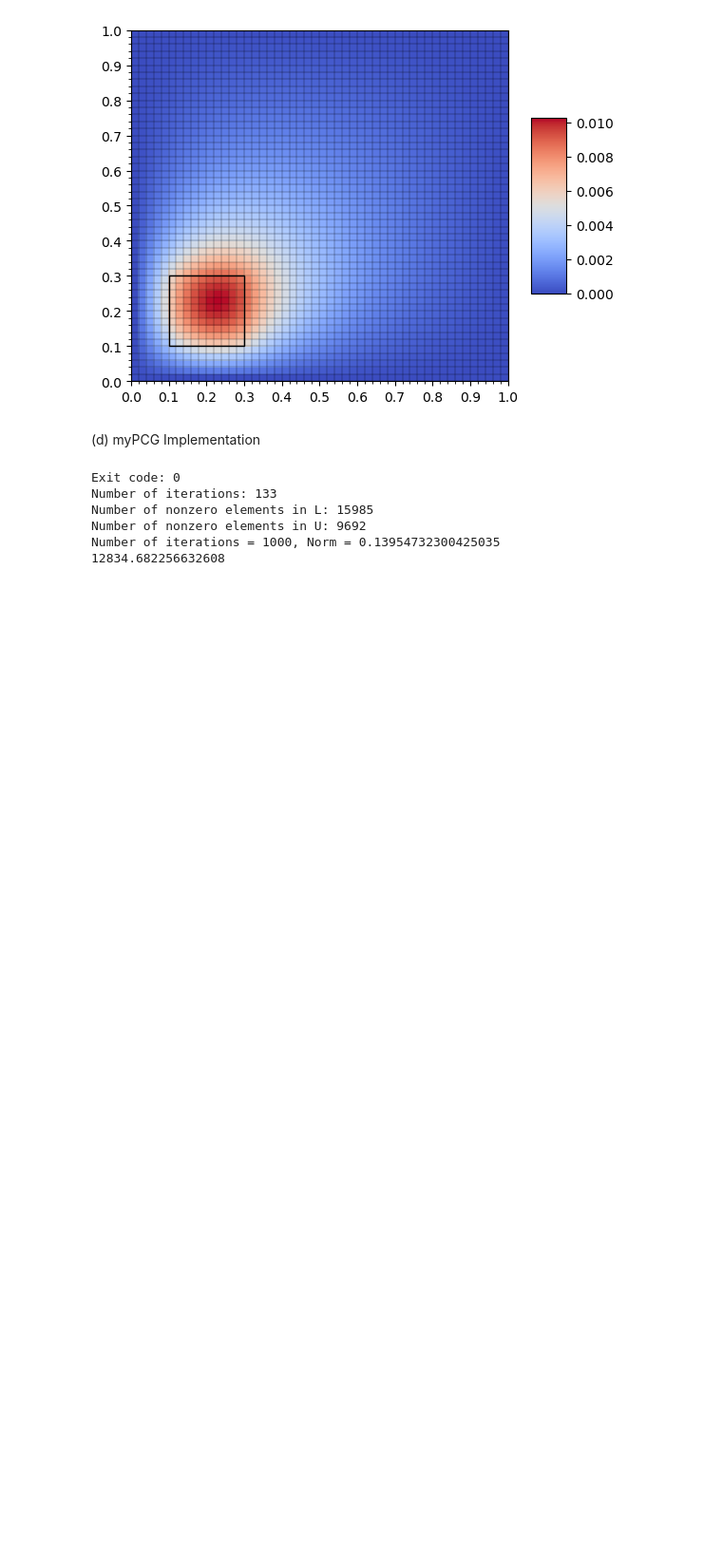
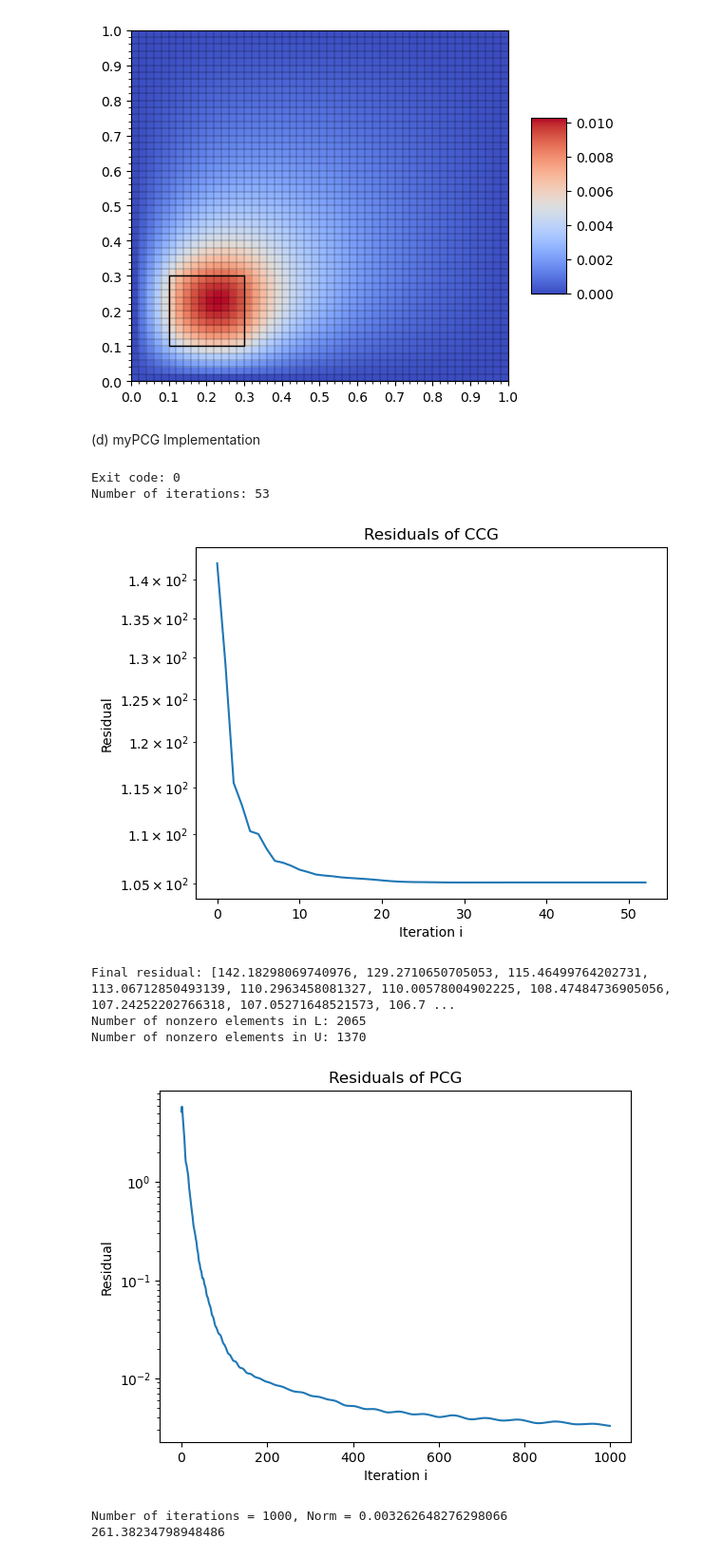
Before and after one commit to RFurze/ScientificComputing, a Jupyter notebook: Assignment2_2Master.ipynb, the cells around one changed output. Shown at 95% size. Cells and saved outputs as stored; diff of their text form; code cells hidden in the pictures; blank space fills up the shorter version.

```diff
--- a/Assignment2_2Master.ipynb
+++ b/Assignment2_2Master.ipynb
@@ -270,25 +294,28 @@ def myPCGSolver(mux, muy, h, tol, maxit, drop_tol):
 # %%
 import time
 
-h = 0.02
+h = 0.05
 mux = 1.0
 muy = 1.0
 tol = 1e-6
 maxit = 1000
 drop_tol = 0.1
 
 solcg = diffusionGradSolver(mux, muy, h, tol, maxit, None)
 solpcg = myPCGSolver(mux,muy,h,tol,maxit,drop_tol)
 
 abs_diff = np.abs(solcg - solpcg)
 print(np.sum(abs_diff))
 # %% [output]
 Exit code: 0
-Number of iterations: 133
-Number of nonzero elements in L: 15985
-Number of nonzero elements in U: 9692
-Number of iterations = 1000, Norm = 0.13954732300425035
-12834.682256632608
+Number of iterations: 53
+[figure, added]
+Final residual: [142.18298069740976, 129.2710650705053, 115.46499764202731, 113.06712850493139, 110.2963458081327, 110.00578004902225, 108.47484736905056, 107.24252202766318, 107.05271648521573, 106.7 ...
+Number of nonzero elements in L: 2065
+Number of nonzero elements in U: 1370
+[figure, added]
+Number of iterations = 1000, Norm = 0.003262648276298066
+261.38234798948486
 # %%
 import matplotlib.pyplot as plt
 import numpy as np
```
Also changed, not shown: parts of 5 cells of this notebook.
